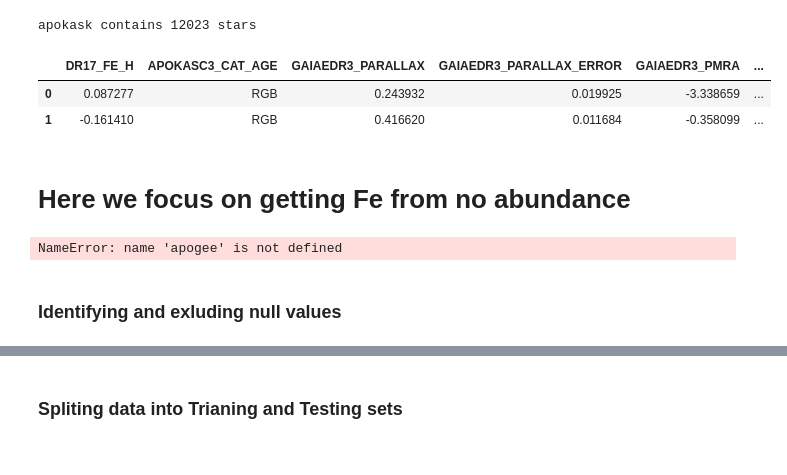
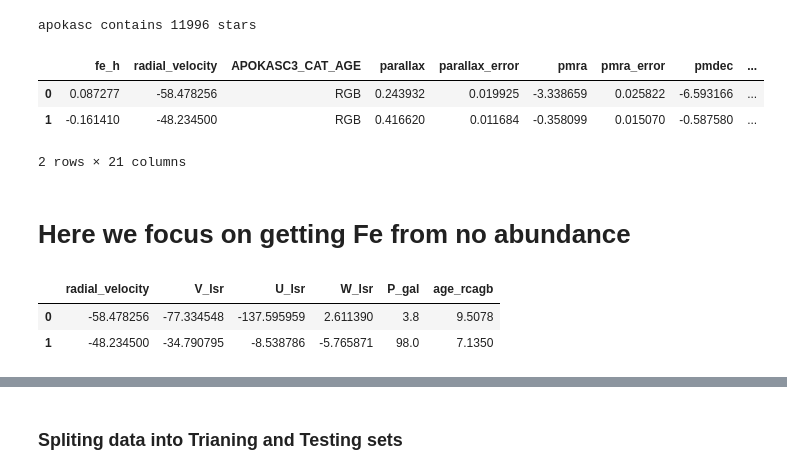
Before and after one commit to vadibekyan/AbundanceML, a Jupyter notebook: baseline_ML_age_kinematics_feh.ipynb, the cells around one changed output, grey strips where cells are left out. Cells and saved outputs as stored; diff of their text form; code cells hidden in the pictures.

```diff
--- a/baseline_ML_age_kinematics_feh.ipynb
+++ b/baseline_ML_age_kinematics_feh.ipynb
@@ -39,27 +40,28 @@ plt.rc(
 # Fix random state
 random_state = 42
 # %%
-apokask = pd.read_csv('apocasc3_ages_final.csv')
+apokasc = pd.read_csv('apokasc3_ages_final.csv')
 
-print (f'apokask contains {len(apokask)} stars')
-apokask.head(2)
+print (f'apokasc contains {len(apokasc)} stars')
+apokasc.head(2)
 # %% [output]
-apokask contains 12023 stars
+apokasc contains 11996 stars
-|  | DR17_FE_H | APOKASC3_CAT_AGE | GAIAEDR3_PARALLAX | GAIAEDR3_PARALLAX_ERROR | GAIAEDR3_PMRA | ... |
-| 0 | 0.087277 | RGB | 0.243932 | 0.019925 | -3.338659 | ... |
-| 1 | -0.161410 | RGB | 0.416620 | 0.011684 | -0.358099 | ... |
+|  | fe_h | radial_velocity | APOKASC3_CAT_AGE | parallax | parallax_error | pmra | pmra_error | pmdec | ... |
+| 0 | 0.087277 | -58.478256 | RGB | 0.243932 | 0.019925 | -3.338659 | 0.025822 | -6.593166 | ... |
+| 1 | -0.161410 | -48.234500 | RGB | 0.416620 | 0.011684 | -0.358099 | 0.015070 | -0.587580 | ... |
+2 rows × 21 columns
 # %% [markdown]
 # Here we focus on getting Fe from no abundance
-# %%
-columns_for_Fe = ['radial_velocity', 'V_lsr',  'U_lsr',  'W_lsr', 'P_gal', # 'parallax',  #'pmra', 'pmdec', #'ra', 'dec',
-                'fe_h', ]
-
-apogee = apogee[columns_for_Fe]
-harps = harps[columns_for_Fe]
-galah = galah[columns_for_Fe]
-gr8 = gr8[columns_for_Fe]
-# %% [output]
-NameError: name 'apogee' is not defined
+# %%
+apokasc_fe = apokasc[['fe_h']]
+columns_for_Fe_age = ['radial_velocity', 'V_lsr',  'U_lsr',  'W_lsr', 'P_gal', 'age_rcagb', ]
+
+apokasc = apokasc[columns_for_Fe_age]
+apokasc.head(2)
+# %% [output]
+|  | radial_velocity | V_lsr | U_lsr | W_lsr | P_gal | age_rcagb |
+| 0 | -58.478256 | -77.334548 | -137.595959 | 2.611390 | 3.8 | 9.5078 |
+| 1 | -48.234500 | -34.790795 | -8.538786 | -5.765871 | 98.0 | 7.1350 |
 # %%
 def fit_trasform(X):
     X['VW_lsr'] = np.sqrt(X['V_lsr']**2 + X['W_lsr']**2)
@@ -84,2 +82,0 @@ gr8 = fit_trasform(gr8)
-# %% [markdown]
-### Identifying and exluding null values
```
Also changed, not shown: parts of 21 cells of this notebook, 3 other files.
